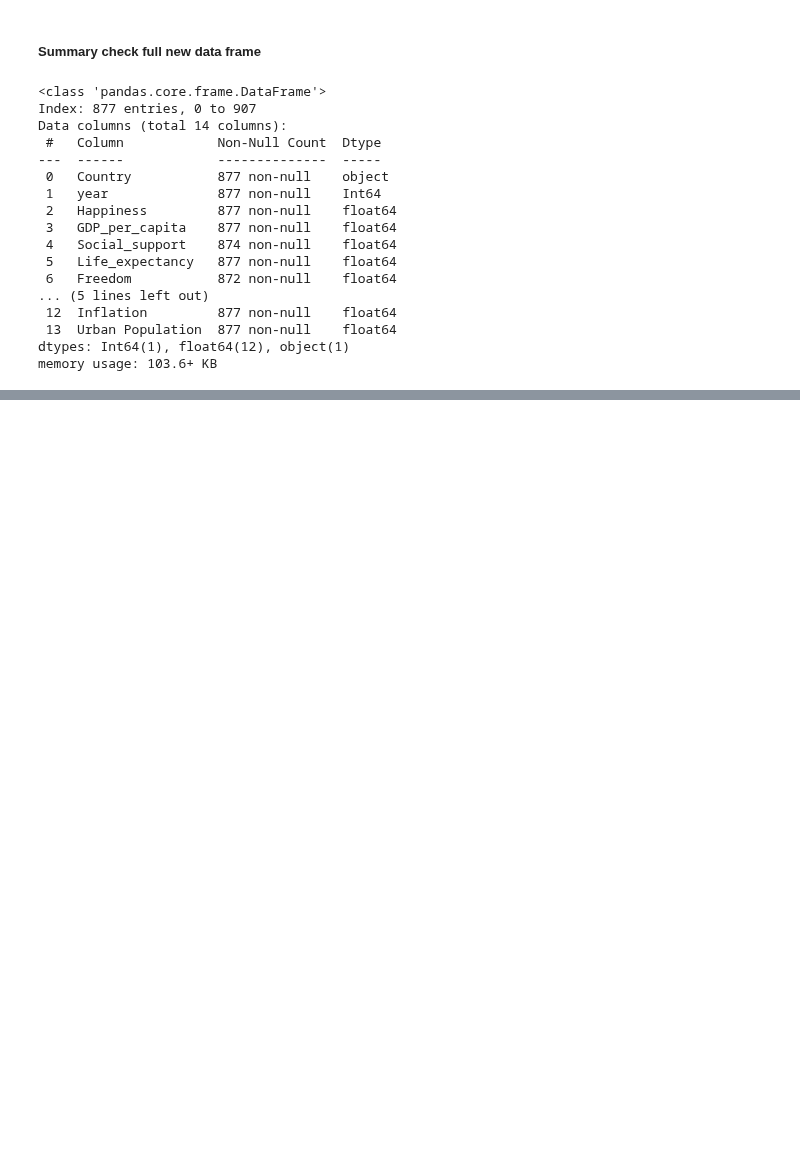
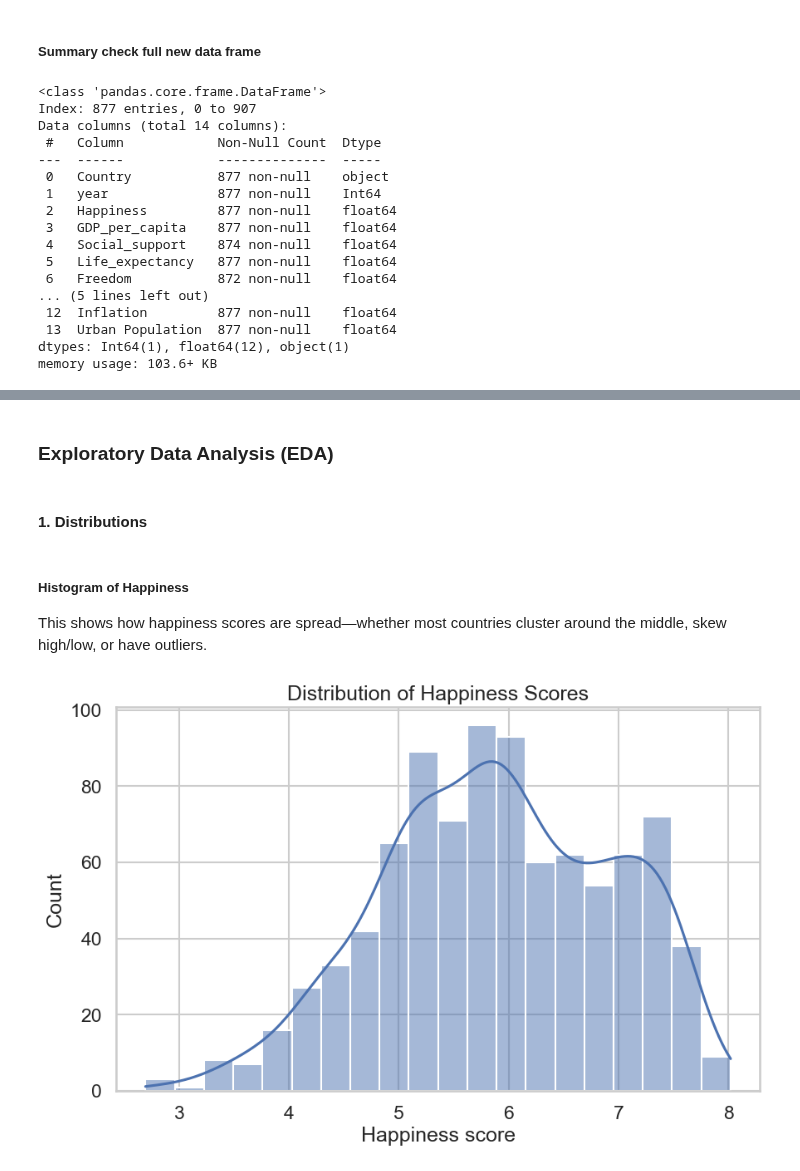
Before and after one commit to mnemtserov/data-science-project, a Jupyter notebook: data_science_project.ipynb, the cells around one changed output, grey strips where cells are left out. Saved outputs shown, nothing was run; the diff lists cells and outputs as text; code cells hidden in the pictures; blank space fills up the shorter version.

```diff
--- a/data_science_project.ipynb
+++ b/data_science_project.ipynb
@@ -809,3 +816,26 @@ analysis_df.describe()
 | 50% | 2013.0 | 5.885000 | 9.924000 | 0.885000 | 66.820000 | 0.791000 | 0.804000 | 35.200000 | ... |
 | 75% | 2016.0 | 6.790000 | 10.583000 | 0.923750 | 70.000000 | 0.879250 | 0.890000 | 41.800000 | ... |
 | max | 2021.0 | 8.019000 | 11.664000 | 0.985000 | 73.360000 | 0.971000 | 0.983000 | 63.400000 | ... |
+# %% [markdown]
+### Exploratory Data Analysis (EDA)
+# %%
+# clean definition
+analysis_df = full_df.copy()
+# %%
+# clean plots
+sns.set(style="whitegrid", context="talk")
+plt.rcParams["figure.figsize"] = (10, 6)
+# %% [markdown]
+#### 1. Distributions
+# %% [markdown]
+##### Histogram of Happiness
+  This shows how happiness scores are spread—whether most countries cluster around the middle, skew high/low, or have outliers.
+# %%
+plt.figure()
+sns.histplot(analysis_df["Happiness"], bins=20, kde=True)
+plt.title("Distribution of Happiness Scores")
+plt.xlabel("Happiness score")
+plt.ylabel("Count")
+plt.show()
+# %% [output]
+[figure, added]
```
Also changed, not shown: parts of 27 cells of this notebook.
